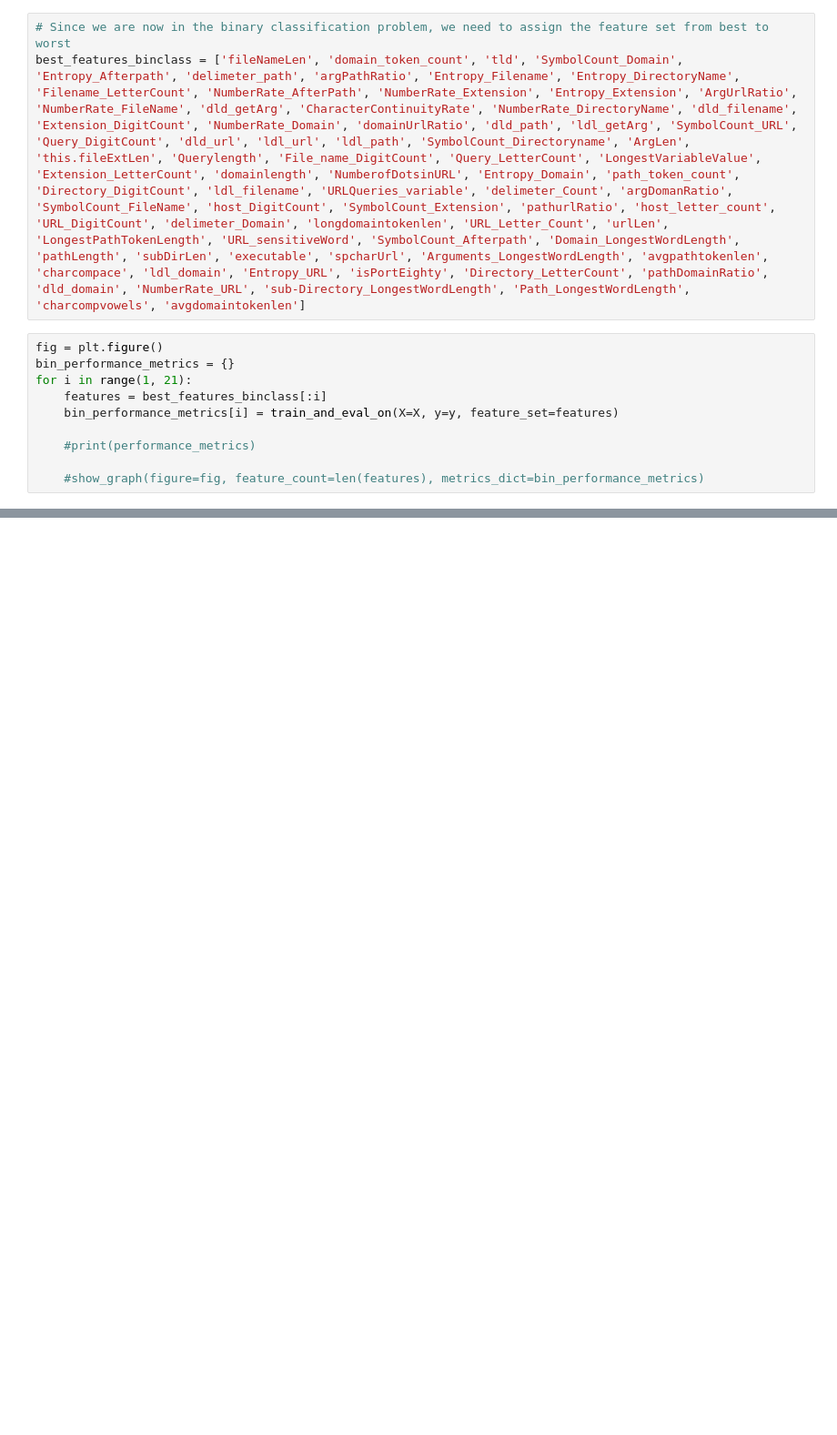
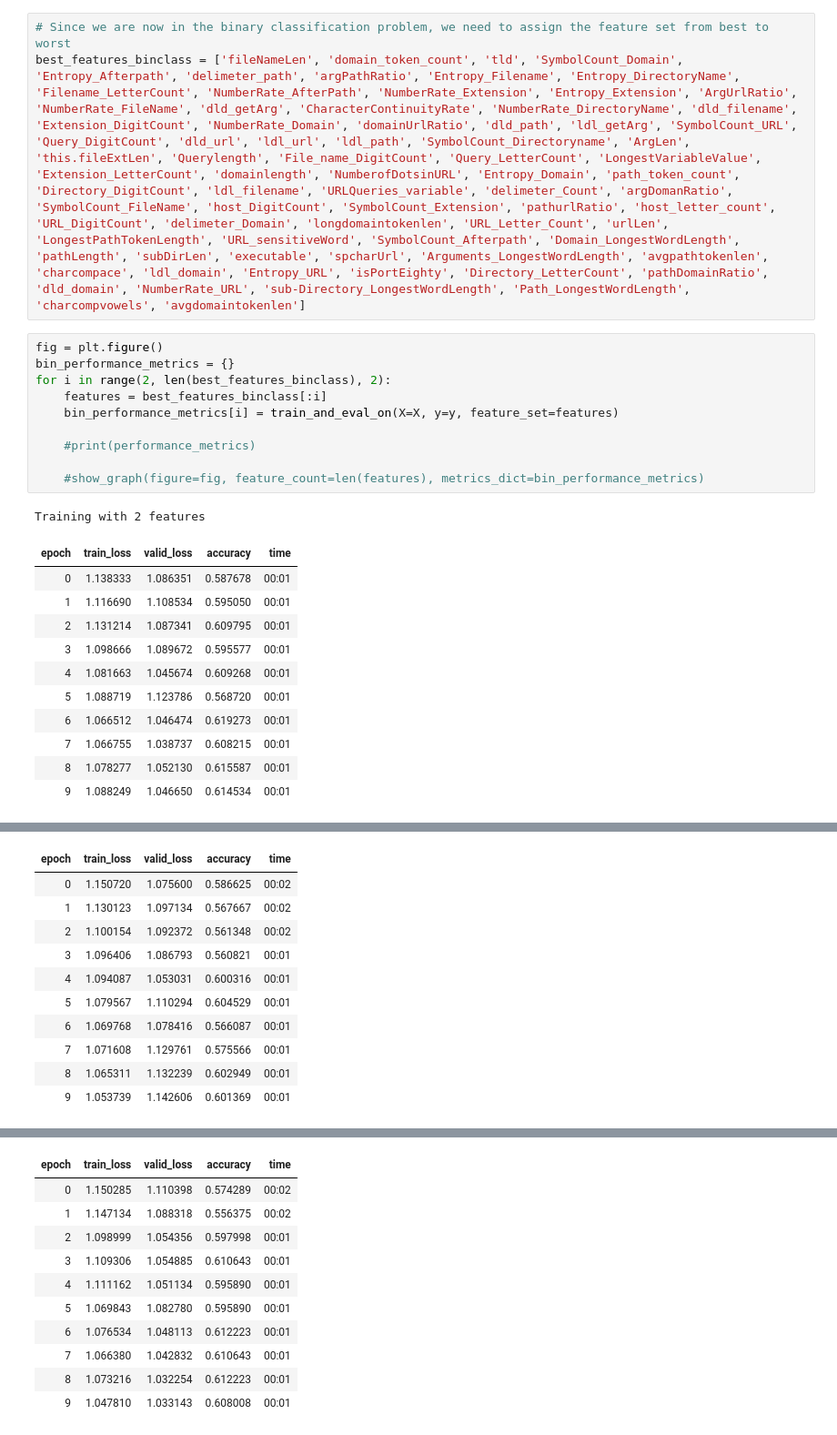
Before and after one commit to Colorado-Mesa-University-Cybersecurity/DeepLearning-MaliciousURLs, a Jupyter notebook: models_with_feature_selection.ipynb, the cells around one changed output, grey strips where cells are left out. Shown at 91% size. Drawn from its saved outputs; the diff is of its cells as text; blank space fills up the shorter version.

```diff
--- a/models_with_feature_selection.ipynb
+++ b/models_with_feature_selection.ipynb
@@ -342,10 +522,23 @@ best_features_binclass = ['fileNameLen', 'domain_token_count', 'tld', 'SymbolCou
 # %%
 fig = plt.figure()
 bin_performance_metrics = {}
-for i in range(1, 21):
+for i in range(2, len(best_features_binclass), 2):
     features = best_features_binclass[:i]
     bin_performance_metrics[i] = train_and_eval_on(X=X, y=y, feature_set=features)
 
     #print(performance_metrics)
 
     #show_graph(figure=fig, feature_count=len(features), metrics_dict=bin_performance_metrics)
+# %% [output]
+Training with 2 features
+| epoch | train_loss | valid_loss | accuracy | time |
+| 0 | 1.138333 | 1.086351 | 0.587678 | 00:01 |
+| 1 | 1.116690 | 1.108534 | 0.595050 | 00:01 |
+| 2 | 1.131214 | 1.087341 | 0.609795 | 00:01 |
+| 3 | 1.098666 | 1.089672 | 0.595577 | 00:01 |
+| 4 | 1.081663 | 1.045674 | 0.609268 | 00:01 |
+| 5 | 1.088719 | 1.123786 | 0.568720 | 00:01 |
+| 6 | 1.066512 | 1.046474 | 0.619273 | 00:01 |
+| 7 | 1.066755 | 1.038737 | 0.608215 | 00:01 |
+| 8 | 1.078277 | 1.052130 | 0.615587 | 00:01 |
+| 9 | 1.088249 | 1.046650 | 0.614534 | 00:01 |
@@ -351,0 +546,11 @@ for i in range(1, 21):
+| epoch | train_loss | valid_loss | accuracy | time |
+| 0 | 1.150720 | 1.075600 | 0.586625 | 00:02 |
+| 1 | 1.130123 | 1.097134 | 0.567667 | 00:02 |
+| 2 | 1.100154 | 1.092372 | 0.561348 | 00:02 |
+| 3 | 1.096406 | 1.086793 | 0.560821 | 00:01 |
+| 4 | 1.094087 | 1.053031 | 0.600316 | 00:01 |
+| 5 | 1.079567 | 1.110294 | 0.604529 | 00:01 |
+| 6 | 1.069768 | 1.078416 | 0.566087 | 00:01 |
+| 7 | 1.071608 | 1.129761 | 0.575566 | 00:01 |
+| 8 | 1.065311 | 1.132239 | 0.602949 | 00:01 |
+| 9 | 1.053739 | 1.142606 | 0.601369 | 00:01 |
@@ -351,0 +558,11 @@ for i in range(1, 21):
+| epoch | train_loss | valid_loss | accuracy | time |
+| 0 | 1.150285 | 1.110398 | 0.574289 | 00:02 |
+| 1 | 1.147134 | 1.088318 | 0.556375 | 00:02 |
+| 2 | 1.098999 | 1.054356 | 0.597998 | 00:01 |
+| 3 | 1.109306 | 1.054885 | 0.610643 | 00:01 |
+| 4 | 1.111162 | 1.051134 | 0.595890 | 00:01 |
+| 5 | 1.069843 | 1.082780 | 0.595890 | 00:01 |
+| 6 | 1.076534 | 1.048113 | 0.612223 | 00:01 |
+| 7 | 1.066380 | 1.042832 | 0.610643 | 00:01 |
+| 8 | 1.073216 | 1.032254 | 0.612223 | 00:01 |
+| 9 | 1.047810 | 1.033143 | 0.608008 | 00:01 |
```
Also changed, not shown: parts of 12 cells of this notebook.
